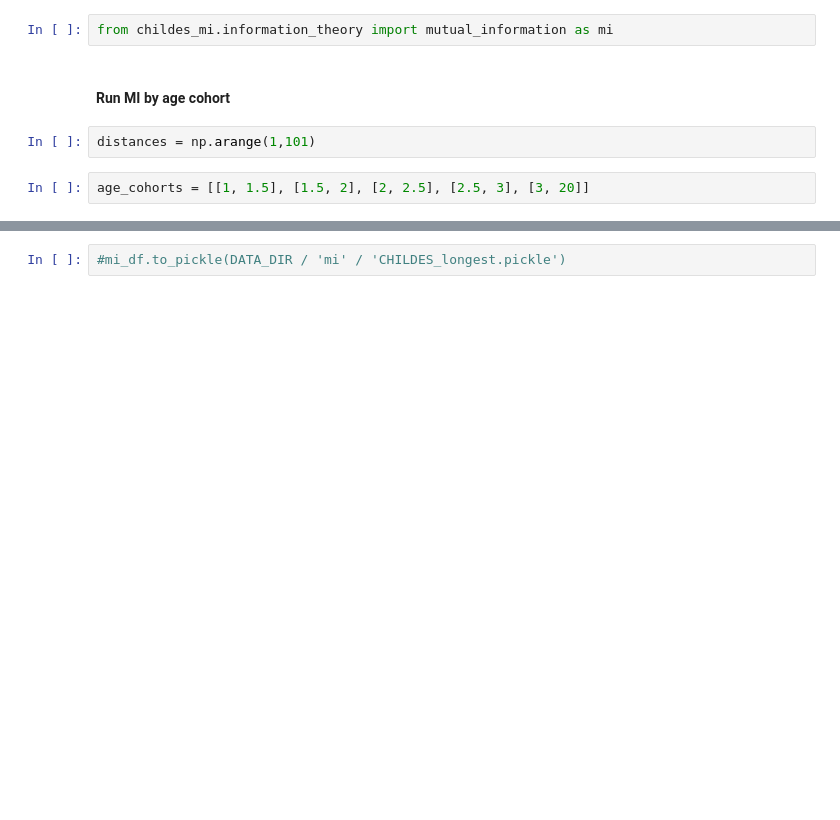
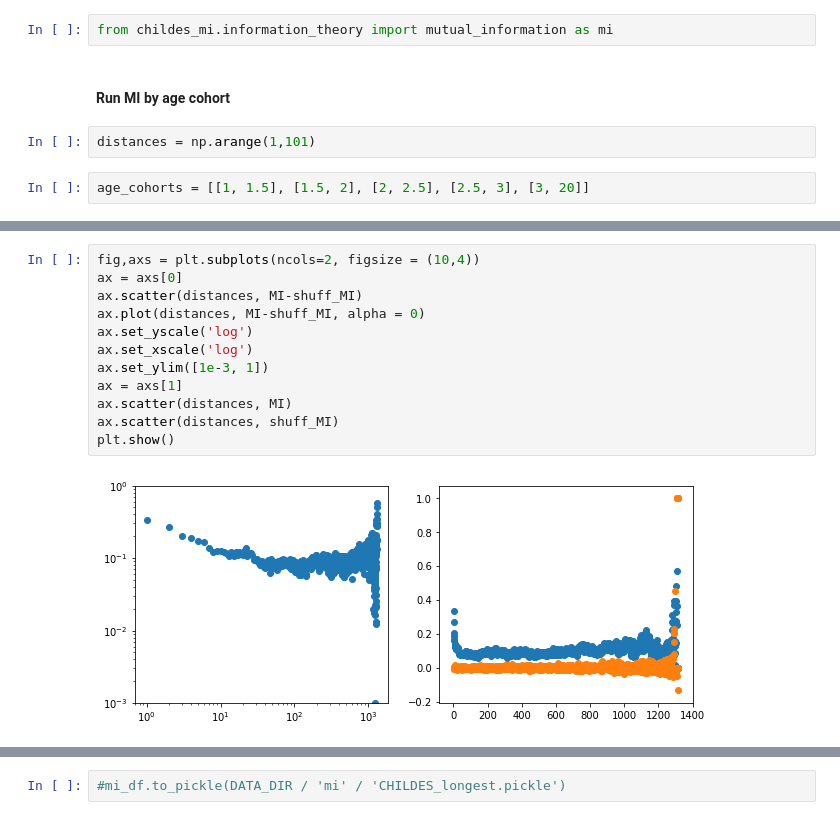
Before and after one commit to timsainb/LongRangeSequentialOrgPaper, a Jupyter notebook: notebooks/childes/2.0-childes-MI-analysis-12months_and_up-longest-sequences-testing-full-seq-len.ipynb, the cells around one changed output, grey strips where cells are left out. Saved outputs shown, nothing was run; the diff lists cells and outputs as text; blank space fills up the shorter version.

```diff
--- a/notebooks/childes/2.0-childes-MI-analysis-12months_and_up-longest-sequences-testing-full-seq-len.ipynb
+++ b/notebooks/childes/2.0-childes-MI-analysis-12months_and_up-longest-sequences-testing-full-seq-len.ipynb
@@ -239,0 +251,14 @@ KeyboardInterrupt:
+# %%
+fig,axs = plt.subplots(ncols=2, figsize = (10,4))
+ax = axs[0]
+ax.scatter(distances, MI-shuff_MI)
+ax.plot(distances, MI-shuff_MI, alpha = 0)
+ax.set_yscale('log')
+ax.set_xscale('log')
+ax.set_ylim([1e-3, 1])
+ax = axs[1]
+ax.scatter(distances, MI)
+ax.scatter(distances, shuff_MI)
+plt.show()
+# %% [output]
+[figure, added]
```
Also changed, not shown: parts of 16 cells of this notebook, 51 other files.
